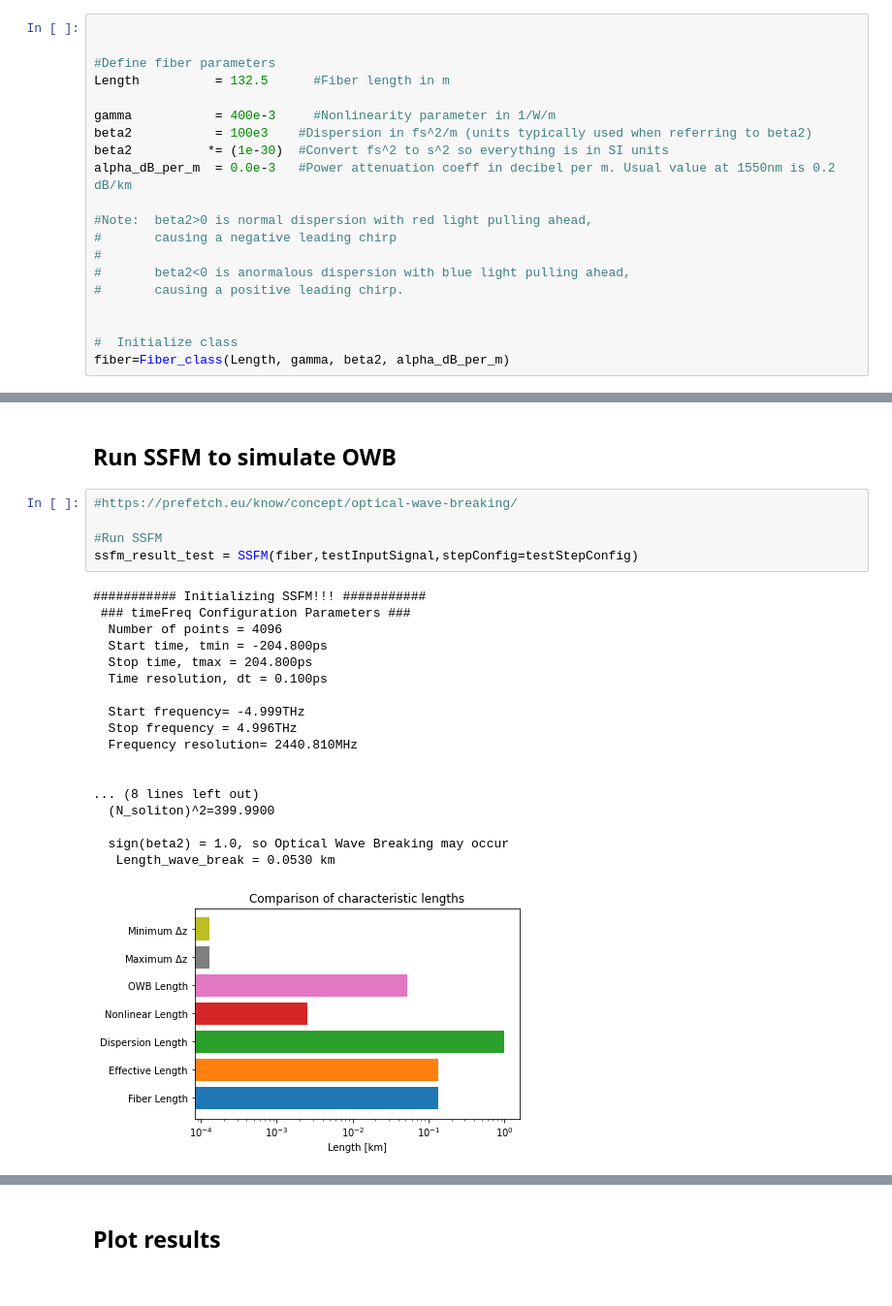
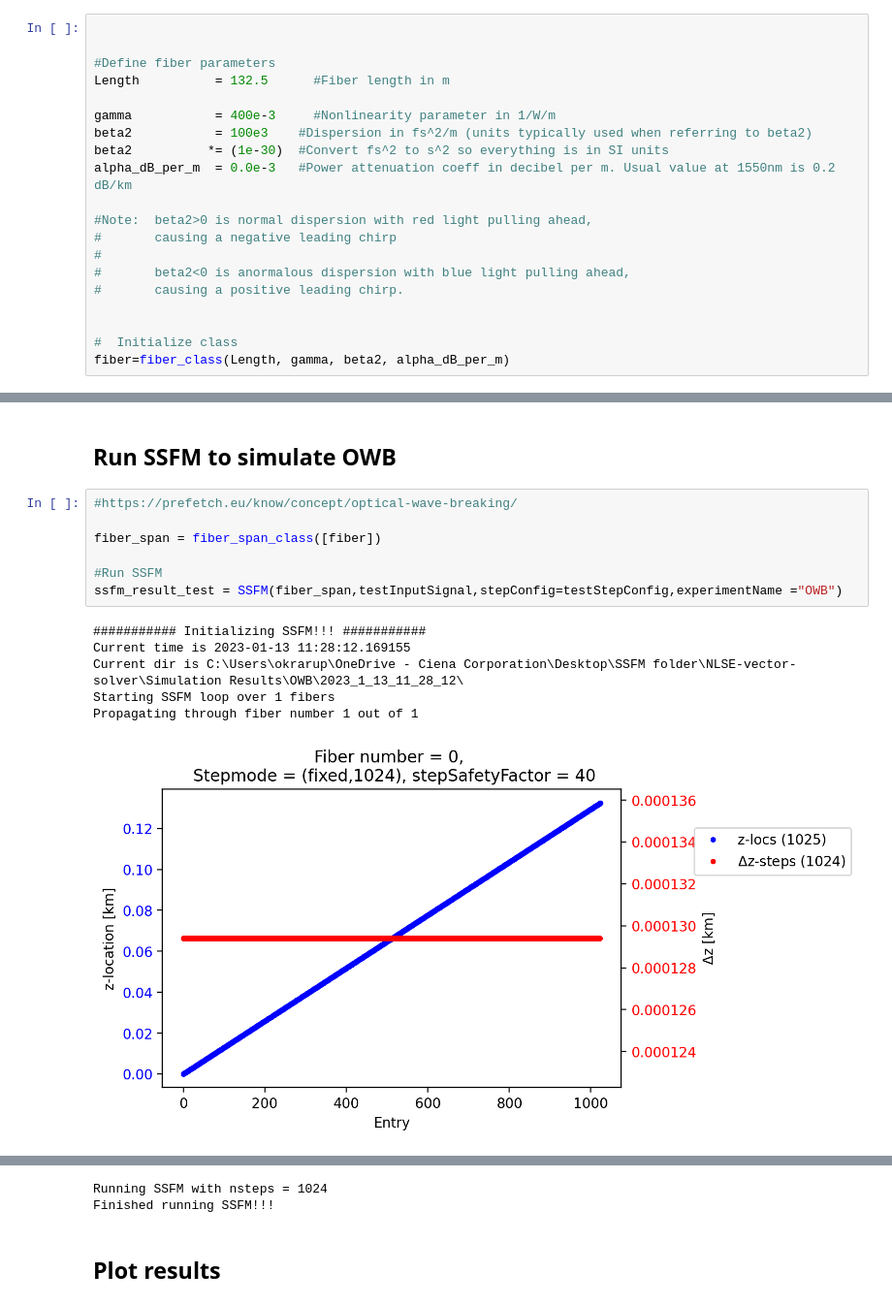
Before and after one commit to OleKrarup123/NLSE-vector-solver, a Jupyter notebook: OpticalWaveBreaking.ipynb, the cells around one changed output, grey strips where cells are left out. Shown at 97% size. Drawn from its saved outputs; the diff is of its cells as text.

```diff
--- a/OpticalWaveBreaking.ipynb
+++ b/OpticalWaveBreaking.ipynb
@@ -60,4 +60,4 @@ alpha_dB_per_m  = 0.0e-3   #Power attenuation coeff in decibel per m. Usual valu
 
 
 #  Initialize class
-fiber=Fiber_class(Length, gamma, beta2, alpha_dB_per_m)
+fiber=fiber_class(Length, gamma, beta2, alpha_dB_per_m)
@@ -96,24 +114,14 @@ testStepConfig=("fixed",2**10,testSafetyFactor)
 # %%
 #https://prefetch.eu/know/concept/optical-wave-breaking/
 
+fiber_span = fiber_span_class([fiber])
+
 #Run SSFM
-ssfm_result_test = SSFM(fiber,testInputSignal,stepConfig=testStepConfig)
+ssfm_result_test = SSFM(fiber_span,testInputSignal,stepConfig=testStepConfig,experimentName ="OWB")
 # %% [output]
 ########### Initializing SSFM!!! ###########
- ### timeFreq Configuration Parameters ###
-  Number of points = 4096
-  Start time, tmin = -204.800ps
-  Stop time, tmax = 204.800ps
-  Time resolution, dt = 0.100ps
-
-  Start frequency= -4.999THz
-  Stop frequency = 4.996THz
-  Frequency resolution= 2440.810MHz
-
-
-... (8 lines left out)
-  (N_soliton)^2=399.9900
-
-  sign(beta2) = 1.0, so Optical Wave Breaking may occur
-   Length_wave_break = 0.0530 km
+Current time is 2023-01-13 11:28:12.169155
+Current dir is C:\Users\okrarup\OneDrive - Ciena Corporation\Desktop\SSFM folder\NLSE-vector-solver\Simulation Results\OWB\2023_1_13_11_28_12\
+Starting SSFM loop over 1 fibers
+Propagating through fiber number 1 out of 1
-[figure, old version]
+[figure, new version]
@@ -122,3 +146,5 @@ Finished running SSFM!!!
+Running SSFM with nsteps = 1024
+Finished running SSFM!!!
 # %% [markdown]
 ## Plot results
 # %%
```
Also changed, not shown: parts of 6 cells of this notebook, 3 other files.
